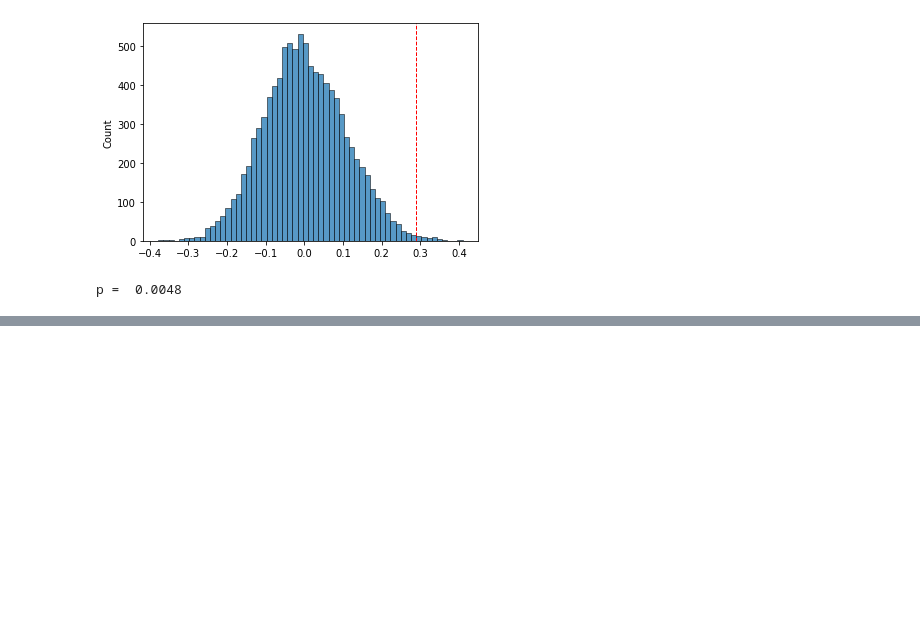
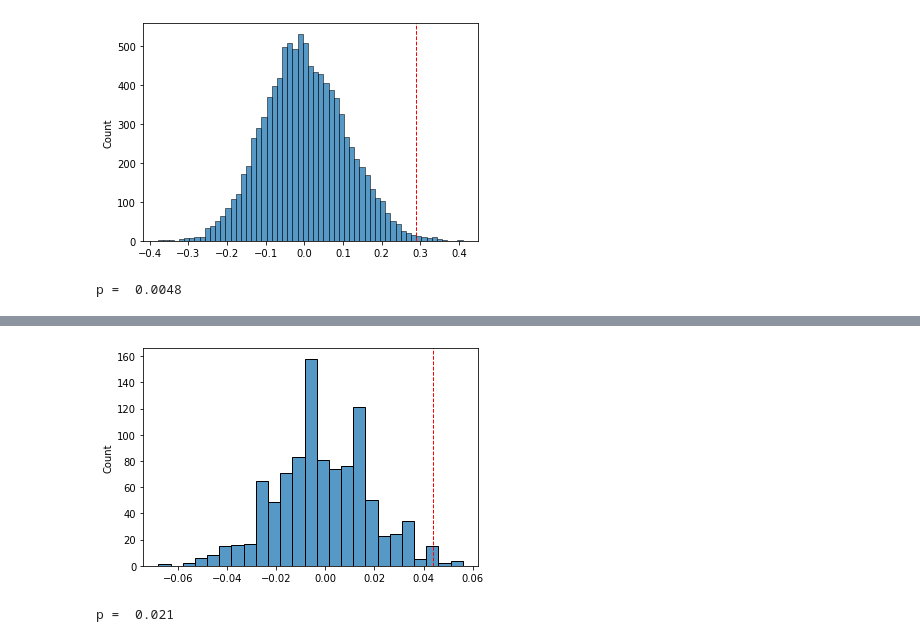
Before and after one commit to filipeaguiarrod/statistic_topics, a Jupyter notebook: Practical_case/Hypothesis_Tests.ipynb, the cells around one changed output, grey strips where cells are left out. Drawn from its saved outputs; the diff is of its cells as text; code cells hidden in the pictures; blank space fills up the shorter version.

```diff
--- a/Practical_case/Hypothesis_Tests.ipynb
+++ b/Practical_case/Hypothesis_Tests.ipynb
@@ -200,0 +211,12 @@ The p-value tells you that there is about a 0.6% chance that you would get the d
+# %%
+def diff_frac(data_a,data_b):
+
+    frac_a = np.sum(data_a) / len(data_a)
+    frac_b = np.sum(data_b)/ len(data_b)
+
+    return frac_b-frac_a
+# %%
+# Array com dados True e False
+
+dems = np.array([True] * 153 + [False] * 91)
+reps = np.array([True] * 136 + [False] * 35)
@@ -200,0 +241,2 @@ The p-value tells you that there is about a 0.6% chance that you would get the d
+# %%
+perm_replicates = draw_perm_reps(dems, reps, diff_frac, size=10000)
@@ -587,0 +640,5 @@ p =  0.0048
+# %%
+permut_two_sample_p_test(screen_a,screen_b,func=diff_frac).p_value()
+# %% [output]
+[figure, added]
+p =  0.021
```
Also changed, not shown: parts of 18 cells of this notebook.
